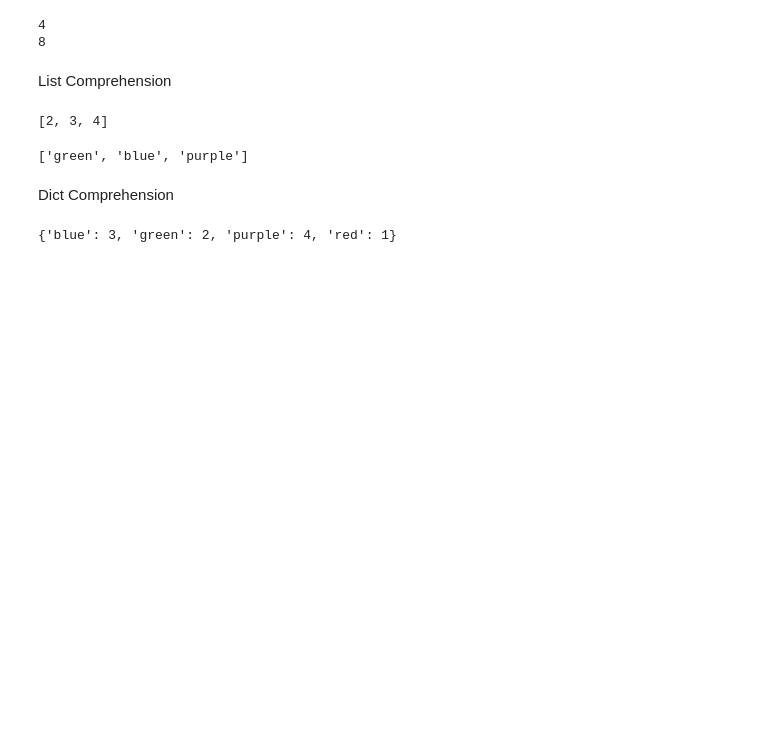
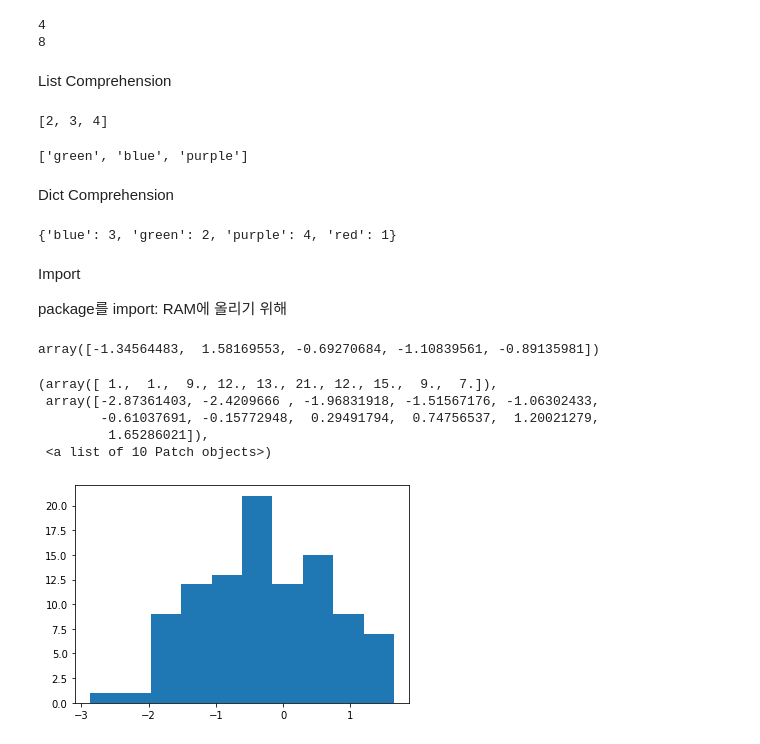
Before and after one commit to icestorm3015/class2022spring, a Jupyter notebook: 20220316.ipynb, the cells around one changed output. Cells and saved outputs as stored; diff of their text form; code cells hidden in the pictures; blank space fills up the shorter version.

```diff
--- a/20220316.ipynb
+++ b/20220316.ipynb
@@ -361,3 +361,7 @@ c= {a[i]: b[i] for i in range(4)}
 c
 # %% [output]
 {'blue': 3, 'green': 2, 'purple': 4, 'red': 1}
+# %% [markdown]
+Import
+
+package를 import: RAM에 올리기 위해
@@ -363,0 +370,21 @@ c
+# %%
+# numpy 속 random 파일 속 함수
+# .randn() : 랜덤넘버 만들기, 0을 mean값, standard deviation: 1
+numpy.random.randn(5)
+# %% [output]
+array([-1.34564483,  1.58169553, -0.69270684, -1.10839561, -0.89135981])
+# %%
+# numpy가 너무 기니까 np 로 쓰기
+import numpy as np
+n = np.random.randn(100)
+# %%
+# .hist() : 히스토그램 만들기
+import matplotlib
+matplotlib.pyplot.hist(n)
+# %% [output]
+(array([ 1.,  1.,  9., 12., 13., 21., 12., 15.,  9.,  7.]),
+ array([-2.87361403, -2.4209666 , -1.96831918, -1.51567176, -1.06302433,
+        -0.61037691, -0.15772948,  0.29491794,  0.74756537,  1.20021279,
+         1.65286021]),
+ <a list of 10 Patch objects>)
+[figure, added]
```
Also changed, not shown: parts of 28 cells of this notebook.
